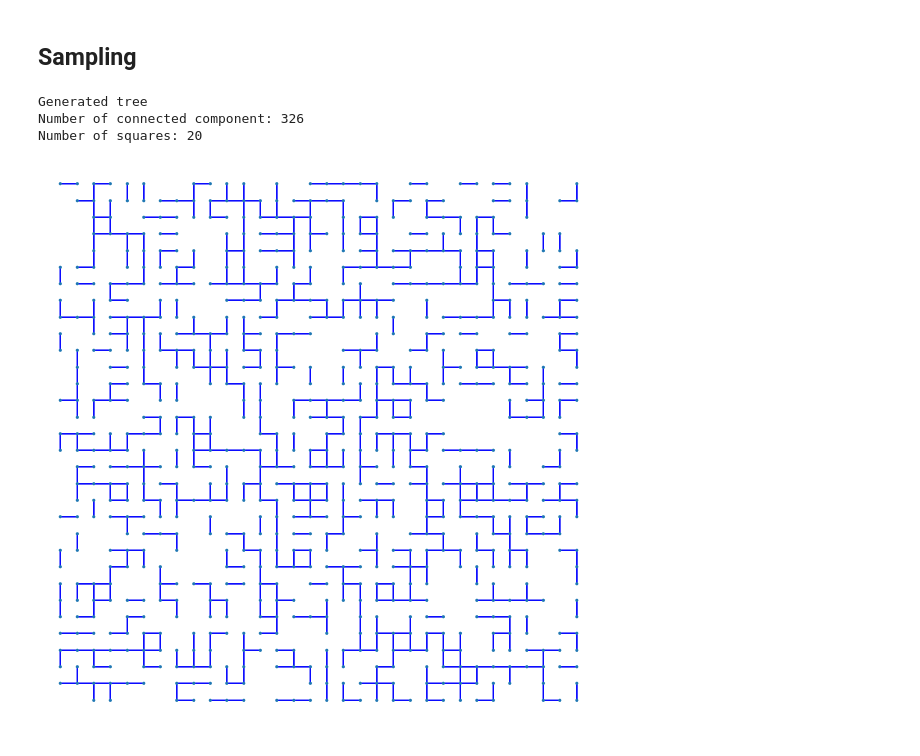
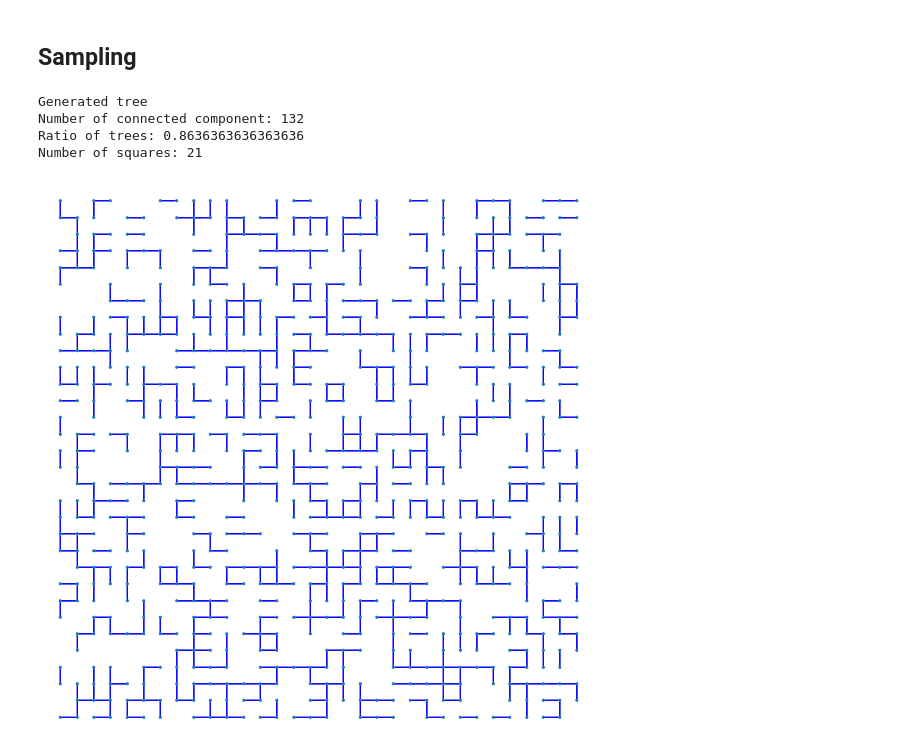
Before and after one commit to pgberlureau/Student-research-project, a Jupyter notebook: Sequential_D3PM.ipynb, the cells around one changed output. Cells and saved outputs as stored; diff of their text form; code cells hidden in the pictures.

Commit message:
Tree_ratio

```diff
--- a/Sequential_D3PM.ipynb
+++ b/Sequential_D3PM.ipynb
@@ -413,15 +413,20 @@ def num_squares(G):
                 res += squares
     return res
 
-def num_cc(G):
-    return len([c for c in nx.connected_components(G)])
+def cc_and_trees(G):
+    cc = nx.connected_components(G)
+    cc = list([c for c in cc if len(c)>1])
+    num_cc = len(cc)
+    tree_ratio = np.sum([nx.is_tree(G.subgraph(c))for c in cc])/num_cc
+
+    return num_cc, tree_ratio
 
 def analytics(data):
     data2 = deepcopy(data)
     data2.edge_index = torch.tensor([[data2.edge_index[0][i], data2.edge_index[1][i]] for i in range(data2.num_edges) if data2.edge_weight[i] == 1]).T
     G = to_networkx(data2, to_undirected=True, node_attrs=['pos'], edge_attrs=['edge_weight'])
 
-    return num_cc(G), num_squares(G)
+    return *cc_and_trees(G), num_squares(G)
 # %%
 G = nx.grid_2d_graph(width, height)
 nx.set_edge_attributes(G, {e:{"edge_weight":1.} for e in G.edges(data=False)})
@@ -465,32 +474,34 @@ Number of squares: 50
 # %%
 reversed_timesteps = torch.arange(start=1, end=num_timesteps).flip(0).unsqueeze(1).to(device)
 nodes_timesteps = torch.randint(1, num_timesteps, (noise1.num_nodes,)).long().to(device)
 
 for t in reversed_timesteps:
     noise_pred = model.reverse(batch=noise1, timesteps=nodes_timesteps)
 
     t_indices = (nodes_timesteps[noise1.edge_index[0]] == t) | (nodes_timesteps[noise1.edge_index[1]] == t)
     pred_t = noise_pred[t_indices]
     sample = torch.bernoulli(pred_t)
     noise1.edge_state[t_indices] = F.one_hot( sample.long(), num_classes=2) * 1.
 
     undirected_indices = (noise1.edge_index[0] < noise1.edge_index[1]) * noise1.csr()[2] + (noise1.edge_index[0] >= noise1.edge_index[1]) * noise1.csc()[2] # To noise1 in a undirected way.
     noise1.edge_state = noise1.edge_state[undirected_indices] #Sample from the distribution p
 
     noise1.edge_weight = noise1.edge_state[:,0]
 
     nodes_timesteps[nodes_timesteps == t] = 0
 
 print("Generated tree")
-cc, squares = analytics(noise1)
+cc, tree_ratio, squares = analytics(noise1)
 print("Number of connected component: "+str(cc))
+print("Ratio of trees: "+str(tree_ratio))
 print("Number of squares: "+str(squares))
 draw_Data(noise1, width, height)
 # %% [output]
 Generated tree
-Number of connected component: 326
-Number of squares: 20
+Number of connected component: 132
+Ratio of trees: 0.8636363636363636
+Number of squares: 21
-[figure, old version]
+[figure, new version]
 # %%
 reversed_timesteps = torch.arange(start=1, end=num_timesteps).flip(0).to(device)
 nodes_timesteps = (num_timesteps - 1) * torch.ones(noise2.num_nodes).long().to(device)
```
Also changed, not shown: parts of 2 cells of this notebook.
